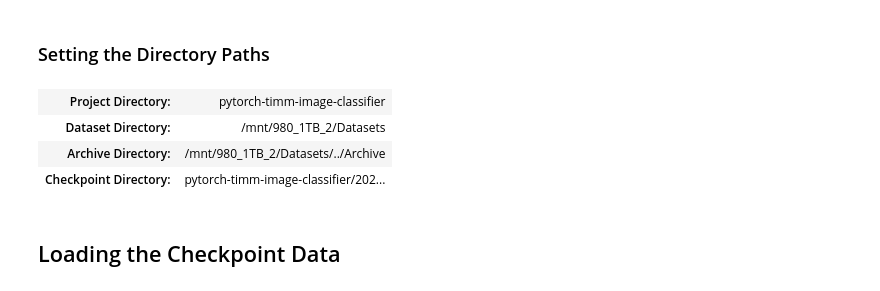
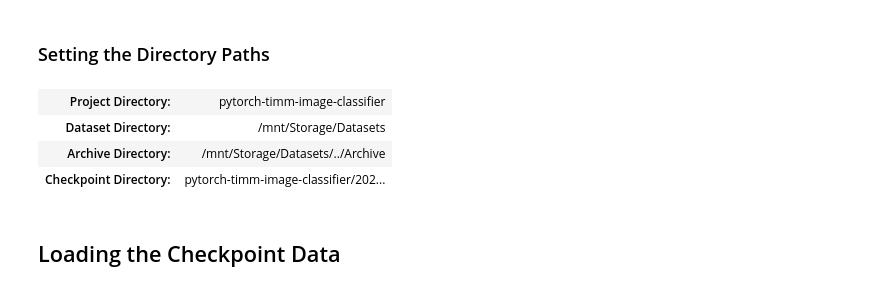
Before and after one commit to cj-mills/pytorch-timm-gesture-recognition-tutorial-code, a Jupyter notebook: notebooks/timm-image-classifier-ort-tensorrt-int8-calibration-inference.ipynb, the cells around one changed output. Cells and saved outputs as stored; diff of their text form; code cells hidden in the pictures.

```diff
--- a/notebooks/timm-image-classifier-ort-tensorrt-int8-calibration-inference.ipynb
+++ b/notebooks/timm-image-classifier-ort-tensorrt-int8-calibration-inference.ipynb
@@ -53,36 +80,36 @@ import tensorrt_libs
 # %%
 # The name for the project
 project_name = f"pytorch-timm-image-classifier"
 
 # The path for the project folder
 project_dir = Path(f"./{project_name}/")
 
 # Create the project directory if it does not already exist
 project_dir.mkdir(parents=True, exist_ok=True)
 
 # Define path to store datasets
-dataset_dir = Path("/mnt/980_1TB_2/Datasets/")
+dataset_dir = Path("/mnt/Storage/Datasets/")
 # Create the dataset directory if it does not exist
 dataset_dir.mkdir(parents=True, exist_ok=True)
 
 # Define path to store archive files
 archive_dir = dataset_dir/'../Archive'
 # Create the archive directory if it does not exist
 archive_dir.mkdir(parents=True, exist_ok=True)
 
 # The path to the checkpoint folder
 checkpoint_dir = Path(project_dir/f"2024-02-02_15-41-23")
 
 pd.Series({
     "Project Directory:": project_dir,
     "Dataset Directory:": dataset_dir,
     "Archive Directory:": archive_dir,
     "Checkpoint Directory:": checkpoint_dir,
 }).to_frame().style.hide(axis='columns')
 # %% [output]
 | Project Directory: | pytorch-timm-image-classifier |
-| Dataset Directory: | /mnt/980_1TB_2/Datasets |
-| Archive Directory: | /mnt/980_1TB_2/Datasets/../Archive |
+| Dataset Directory: | /mnt/Storage/Datasets |
+| Archive Directory: | /mnt/Storage/Datasets/../Archive |
 | Checkpoint Directory: | pytorch-timm-image-classifier/202... |
 # %% [markdown]
 ## Loading the Checkpoint Data
```
Also changed, not shown: parts of 7 cells of this notebook, 1 other file.
